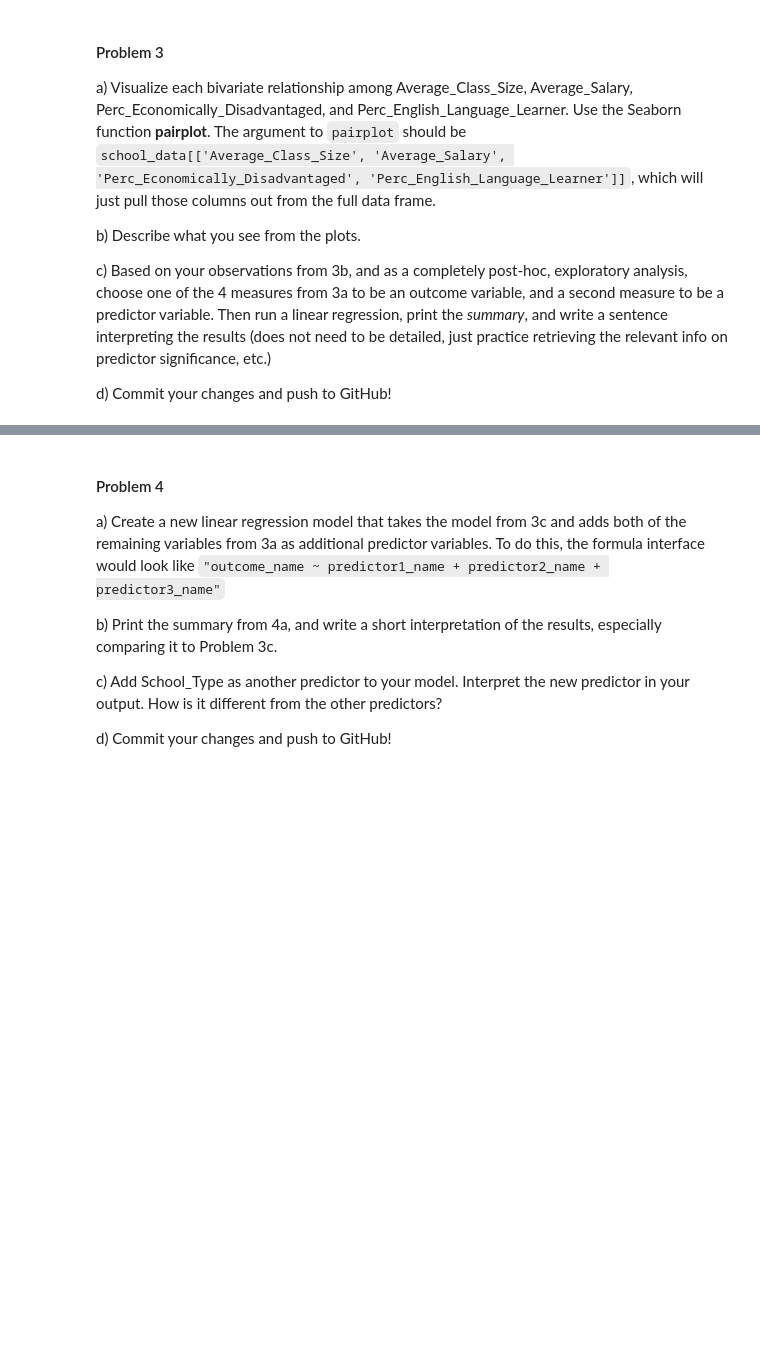
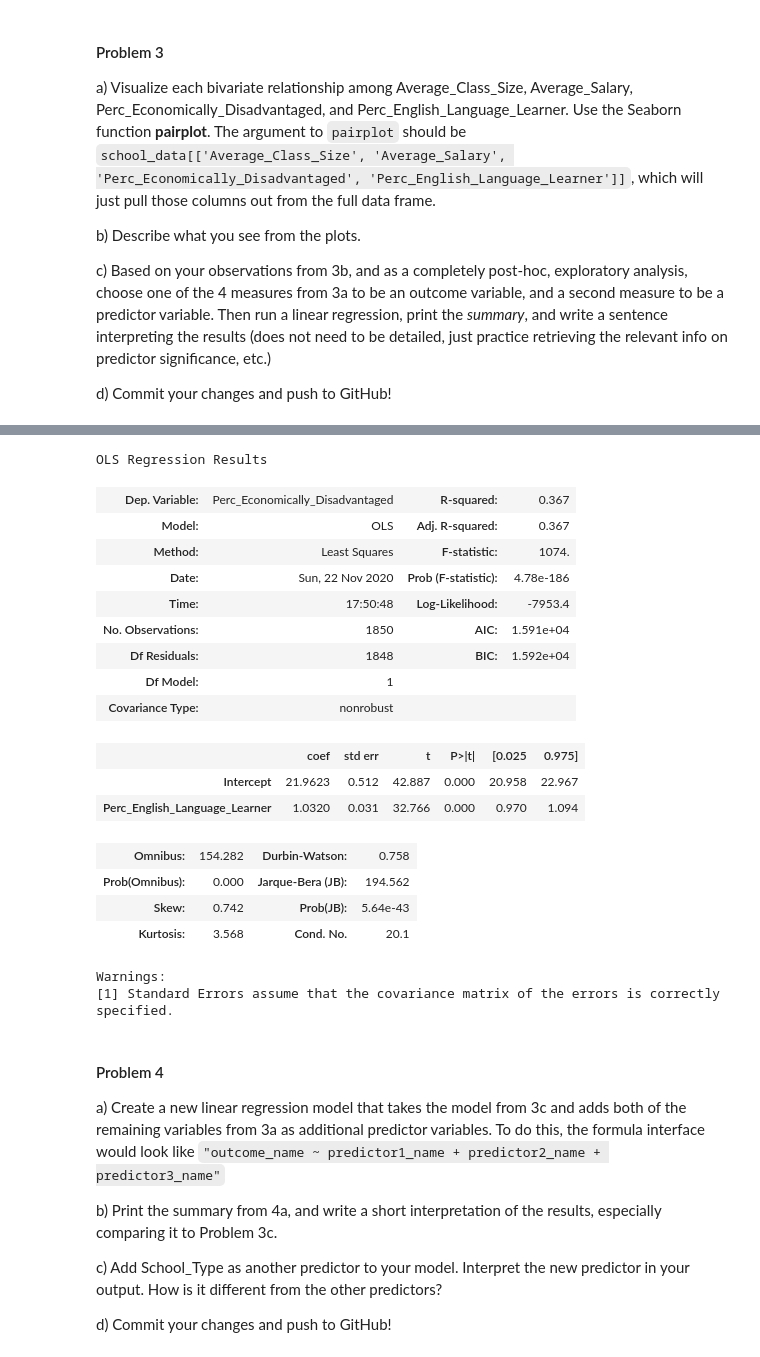
Before and after one commit to tiffanyzhang1118/f20_epsy5200_assignment11, a Jupyter notebook: F20 EPSY 5200 Assignment 11.ipynb, the cells around one changed output, grey strips where cells are left out. Saved outputs shown, nothing was run; the diff lists cells and outputs as text; code cells hidden in the pictures; blank space fills up the shorter version.

```diff
--- a/F20 EPSY 5200 Assignment 11.ipynb
+++ b/F20 EPSY 5200 Assignment 11.ipynb
@@ -129,3 +169,29 @@ d) Commit your changes and push to GitHub!
+# %%
+lm = smf.ols(formula = "Perc_Economically_Disadvantaged ~ Perc_English_Language_Learner", data = Sch).fit()
+lm.summary()
+
+## According to the results of the linear regression, Perc_English_Language_Learner was significantly predictive of Perc_Economically_Disadvantaged.
+## One unit increase in Perc_English_Language_Learner, Perc_Economically_Disadvantaged was expected to have 1.03 unit increase.
+# %% [output]
+OLS Regression Results
+| Dep. Variable: | Perc_Economically_Disadvantaged | R-squared: | 0.367 |
+| Model: | OLS | Adj. R-squared: | 0.367 |
+| Method: | Least Squares | F-statistic: | 1074. |
+| Date: | Sun, 22 Nov 2020 | Prob (F-statistic): | 4.78e-186 |
+| Time: | 17:50:48 | Log-Likelihood: | -7953.4 |
+| No. Observations: | 1850 | AIC: | 1.591e+04 |
+| Df Residuals: | 1848 | BIC: | 1.592e+04 |
+| Df Model: | 1 |  |  |
+| Covariance Type: | nonrobust |  |  |
+|  | coef | std err | t | P>|t| | [0.025 | 0.975] |
+| Intercept | 21.9623 | 0.512 | 42.887 | 0.000 | 20.958 | 22.967 |
+| Perc_English_Language_Learner | 1.0320 | 0.031 | 32.766 | 0.000 | 0.970 | 1.094 |
+| Omnibus: | 154.282 | Durbin-Watson: | 0.758 |
+| Prob(Omnibus): | 0.000 | Jarque-Bera (JB): | 194.562 |
+| Skew: | 0.742 | Prob(JB): | 5.64e-43 |
+| Kurtosis: | 3.568 | Cond. No. | 20.1 |
+Warnings:
+[1] Standard Errors assume that the covariance matrix of the errors is correctly specified.
 # %% [markdown]
 #### Problem 4
 
```
Also changed, not shown: parts of 5 cells of this notebook.
